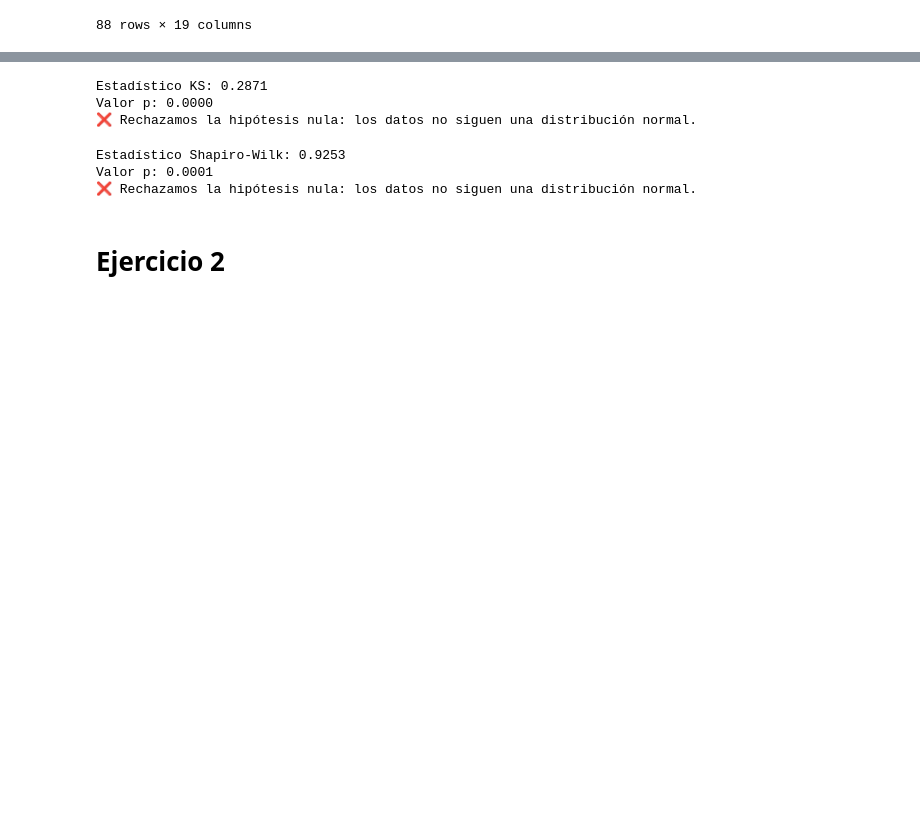
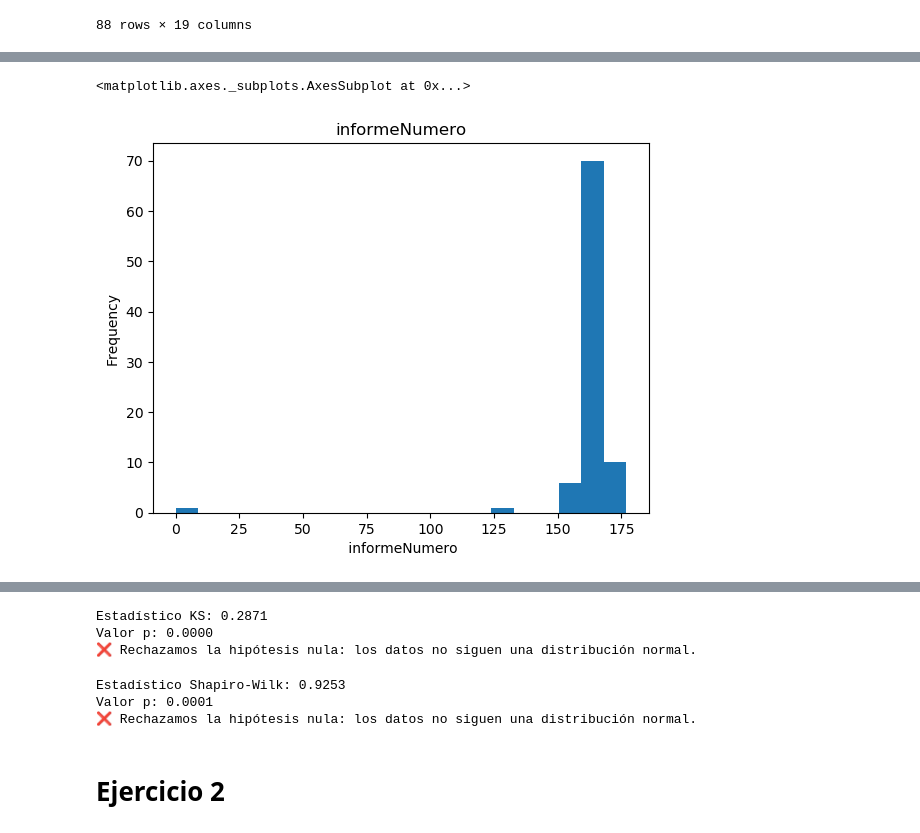
Before and after one commit to paezagustin/ML_2025, a Jupyter notebook: Ejercicios_clase_2.ipynb, the cells around one changed output, grey strips where cells are left out. Drawn from its saved outputs; the diff is of its cells as text; code cells hidden in the pictures; blank space fills up the shorter version.

```diff
--- a/Ejercicios_clase_2.ipynb
+++ b/Ejercicios_clase_2.ipynb
@@ -74,0 +50,5 @@ plt.gca().spines[['top', 'right',]].set_visible(False)
+# %%
+df_camas['camas_covid'].plot(kind='hist', bins=20, title='informeNumero',xlabel = ' informeNumero')
+# %% [output]
+<matplotlib.axes._subplots.AxesSubplot at 0x...>
+[figure, added]
```
Also changed, not shown: parts of 13 cells of this notebook.
